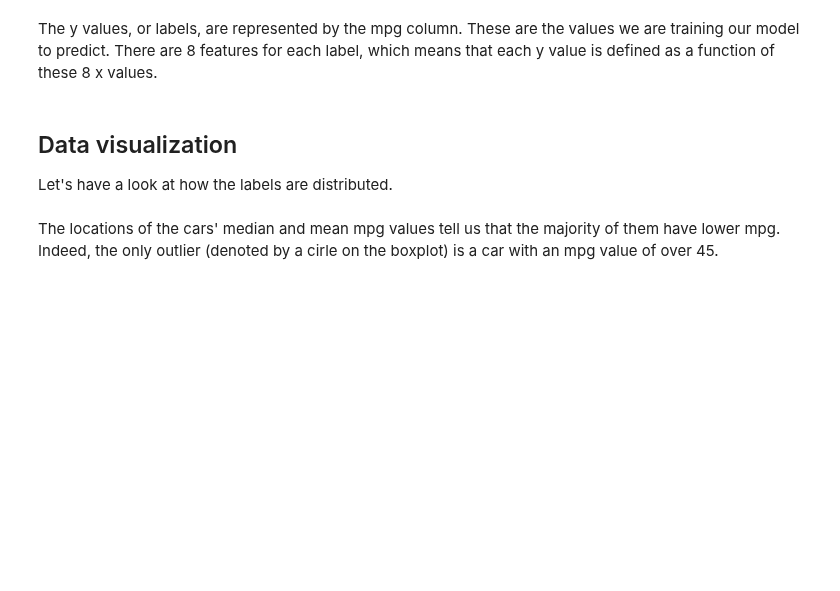
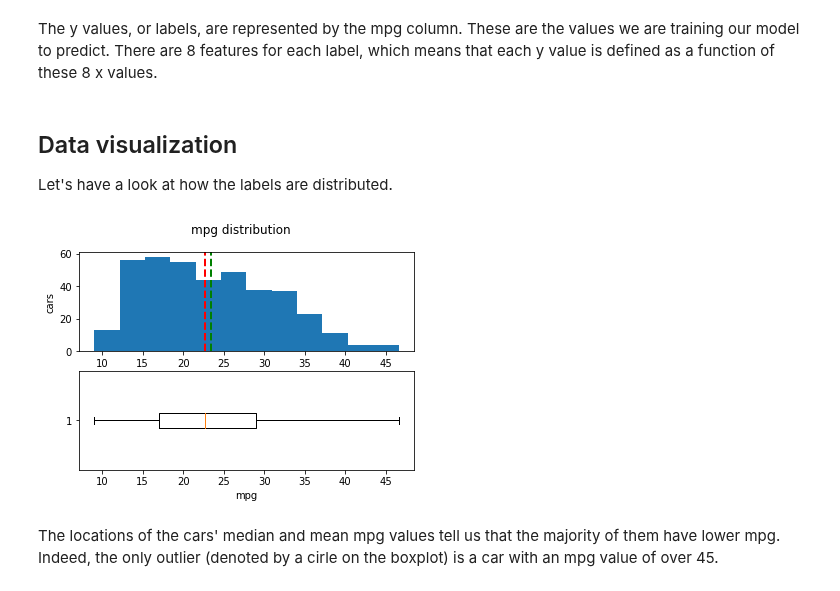
Before and after one commit to MicrosoftDocs/mslearn-introduction-to-machine-learning, a Jupyter notebook: 1a - unit 05.ipynb, the cells around one changed output. Saved outputs shown, nothing was run; the diff lists cells and outputs as text; code cells hidden in the pictures; blank space fills up the shorter version.

Commit message:
some modifications and additions to plots

```diff
--- a/1a - unit 05.ipynb
+++ b/1a - unit 05.ipynb
@@ -29,28 +47,29 @@ Let's have a look at how the labels are distributed.
 # %%
 %matplotlib inline
 
 xval = dataset['mpg']
 
 # Create a figure for 2 subplots (2 rows, 1 column)
 fig, ax = graph.subplots(2, 1)
 
 # Plot the histogram
 ax[0].hist(xval, bins='auto')
 ax[0].set_ylabel('cars')
 
 # Add lines for the mean and median
 ax[0].axvline(xval.mean(), color='green', linestyle='dashed', linewidth=2)
 ax[0].axvline(xval.median(), color='red', linestyle='dashed', linewidth=2)
 
 # Plot the boxplot
 ax[1].boxplot(xval, vert=False)
 ax[1].set_xlabel('mpg')
-ax[1].set_ylabel('cars')
 
 # Add a title to the Figure
 fig.suptitle('mpg distribution')
 
 graph.show()
+# %% [output]
+[figure, added]
 # %% [markdown]
 The locations of the cars' median and mean mpg values tell us that the majority of them have lower mpg.
 Indeed, the only outlier (denoted by a cirle on the boxplot) is a car with an mpg value of over 45.
```
Also changed, not shown: parts of 7 cells of this notebook.
